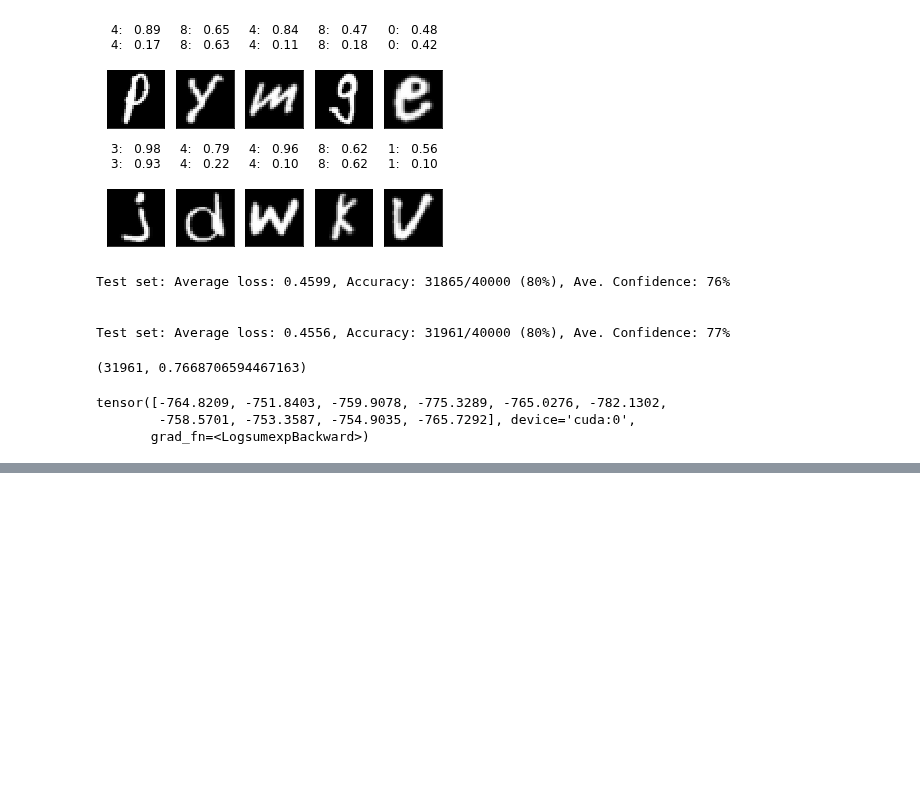
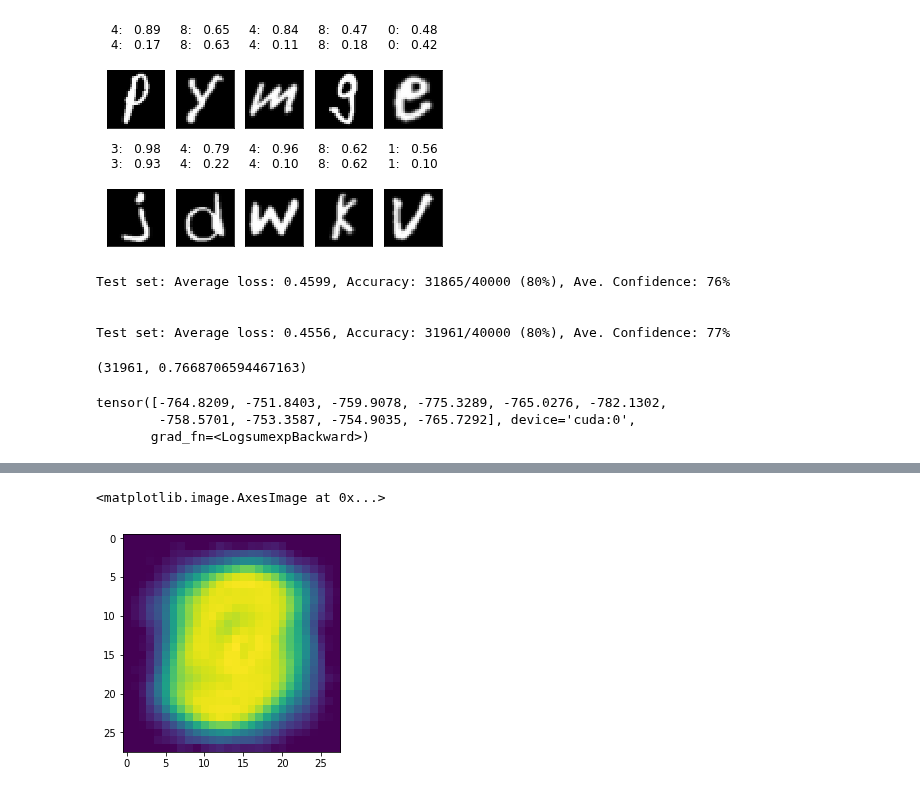
Before and after one commit to AlexMeinke/certified-certain-uncertainty, a Jupyter notebook: GMM.ipynb, the cells around one changed output, grey strips where cells are left out. Cells and saved outputs as stored; diff of their text form; code cells hidden in the pictures; blank space fills up the shorter version.

```diff
--- a/GMM.ipynb
+++ b/GMM.ipynb
@@ -230,0 +270,6 @@ tensor([-764.8209, -751.8403, -759.9078, -775.3289, -765.0276, -782.1302,
+# %%
+import matplotlib.pyplot as plt
+plt.imshow(preproc_std)
+# %% [output]
+<matplotlib.image.AxesImage at 0x...>
+[figure, added]
```
Also changed, not shown: parts of 7 cells of this notebook, 4 other files.
